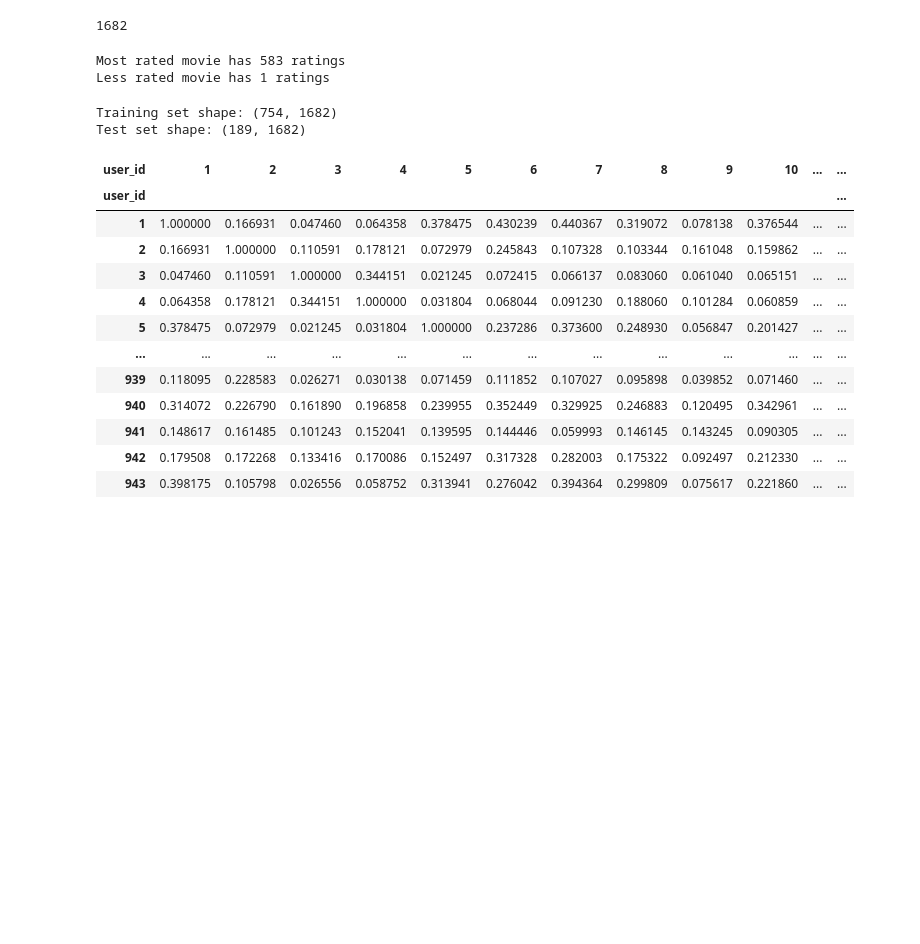
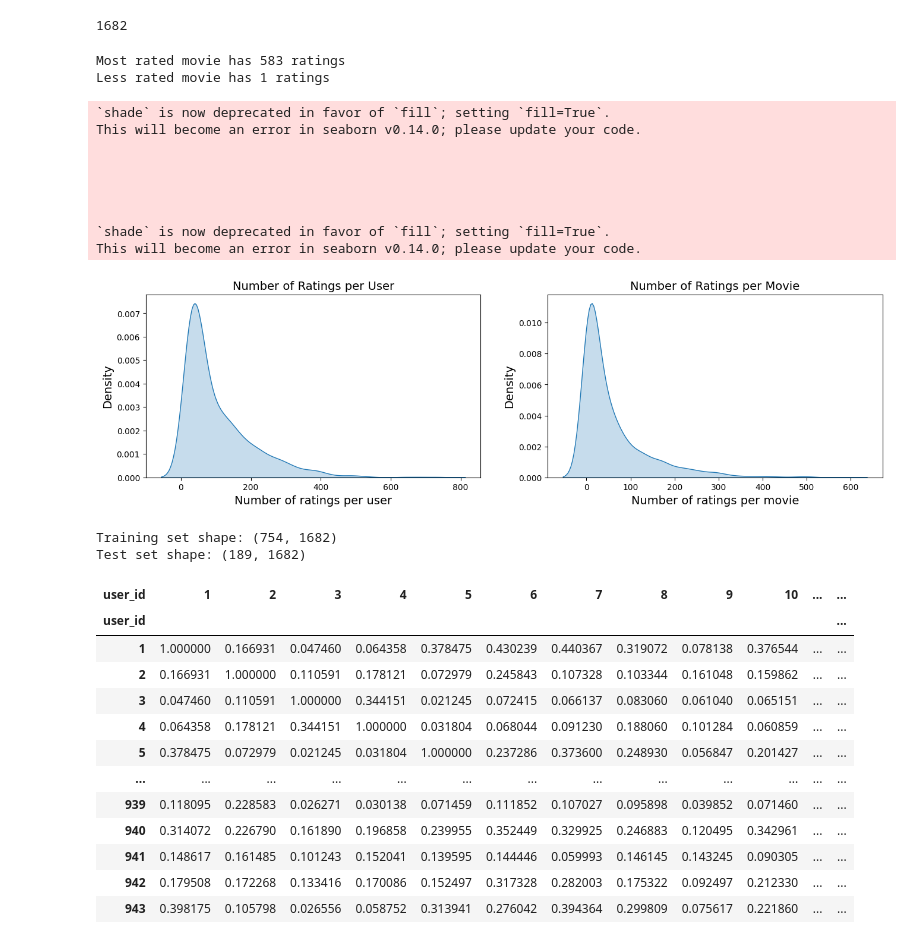
Before and after one commit to ChoutouriadiKaterina/Big_Data_2024, a Jupyter notebook: step one.ipynb, the cells around one changed output. Drawn from its saved outputs; the diff is of its cells as text; code cells hidden in the pictures; blank space fills up the shorter version.

```diff
--- a/step one.ipynb
+++ b/step one.ipynb
@@ -502,6 +502,31 @@ print("Less rated movie has %s ratings" %(n_ratings_per_movie.min()))
 # %% [output]
 Most rated movie has 583 ratings
 Less rated movie has 1 ratings
+# %%
+#Let's make graphs
+plt.figure(figsize = (16,4))
+plt.subplot(1,2,1)
+sns.kdeplot(n_ratings_per_user, shade=True)
+plt.title('Number of Ratings per User', fontsize=14)
+plt.xlabel('Number of ratings per user', fontsize=14)
+plt.ylabel('Density', fontsize=14)
+plt.subplot(1,2,2)
+sns.kdeplot(n_ratings_per_movie, shade=True)
+plt.title('Number of Ratings per Movie', fontsize=14)
+plt.xlabel('Number of ratings per movie', fontsize=14)
+plt.ylabel('Density', fontsize=14)
+plt.show()
+# %% [output]
+`shade` is now deprecated in favor of `fill`; setting `fill=True`.
+This will become an error in seaborn v0.14.0; please update your code.
+
+
+
+
+
+`shade` is now deprecated in favor of `fill`; setting `fill=True`.
+This will become an error in seaborn v0.14.0; please update your code.
+[figure, added]
 # %%
 ### Q2: Basic Recommender System
 # %%
```
